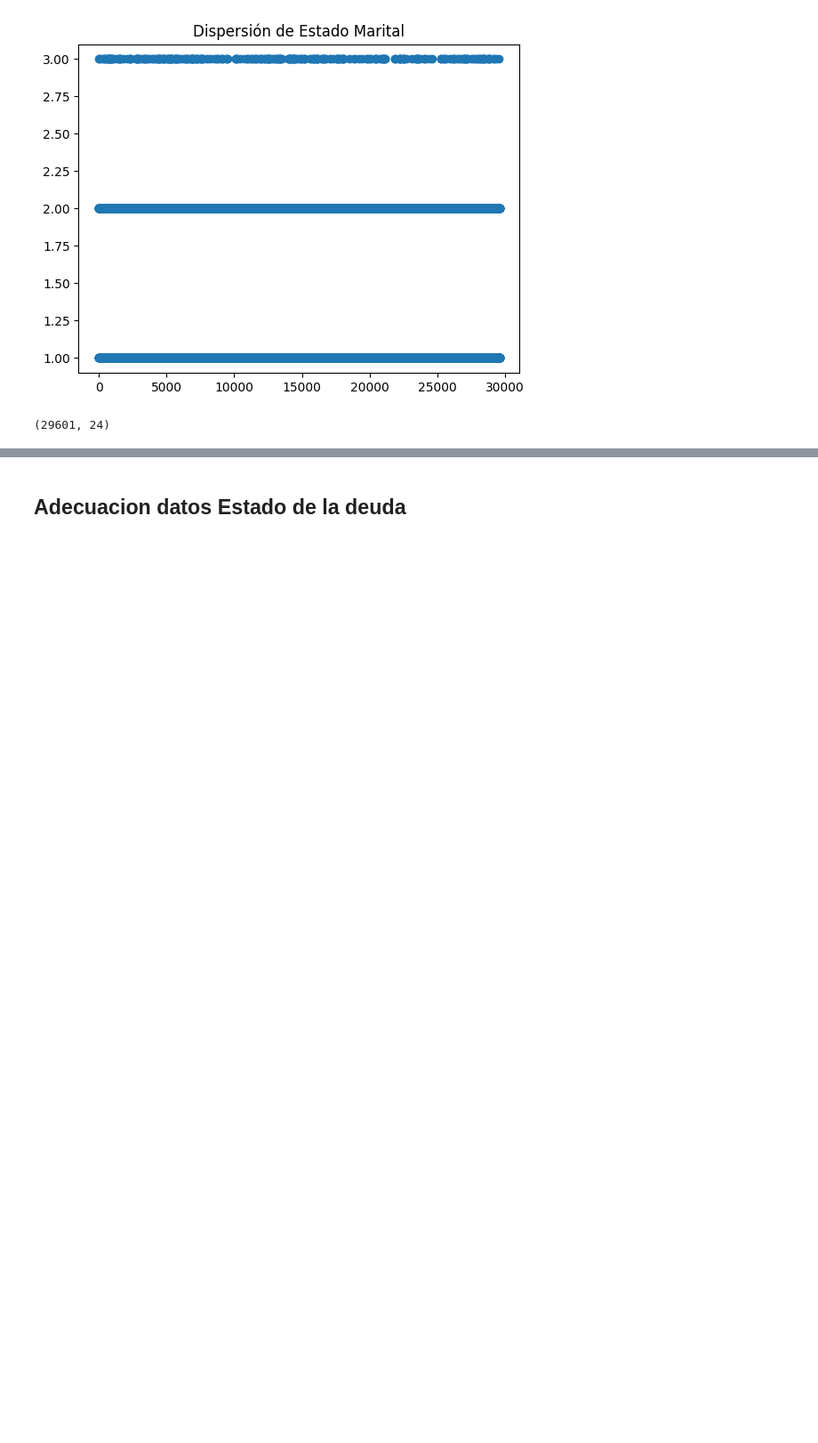
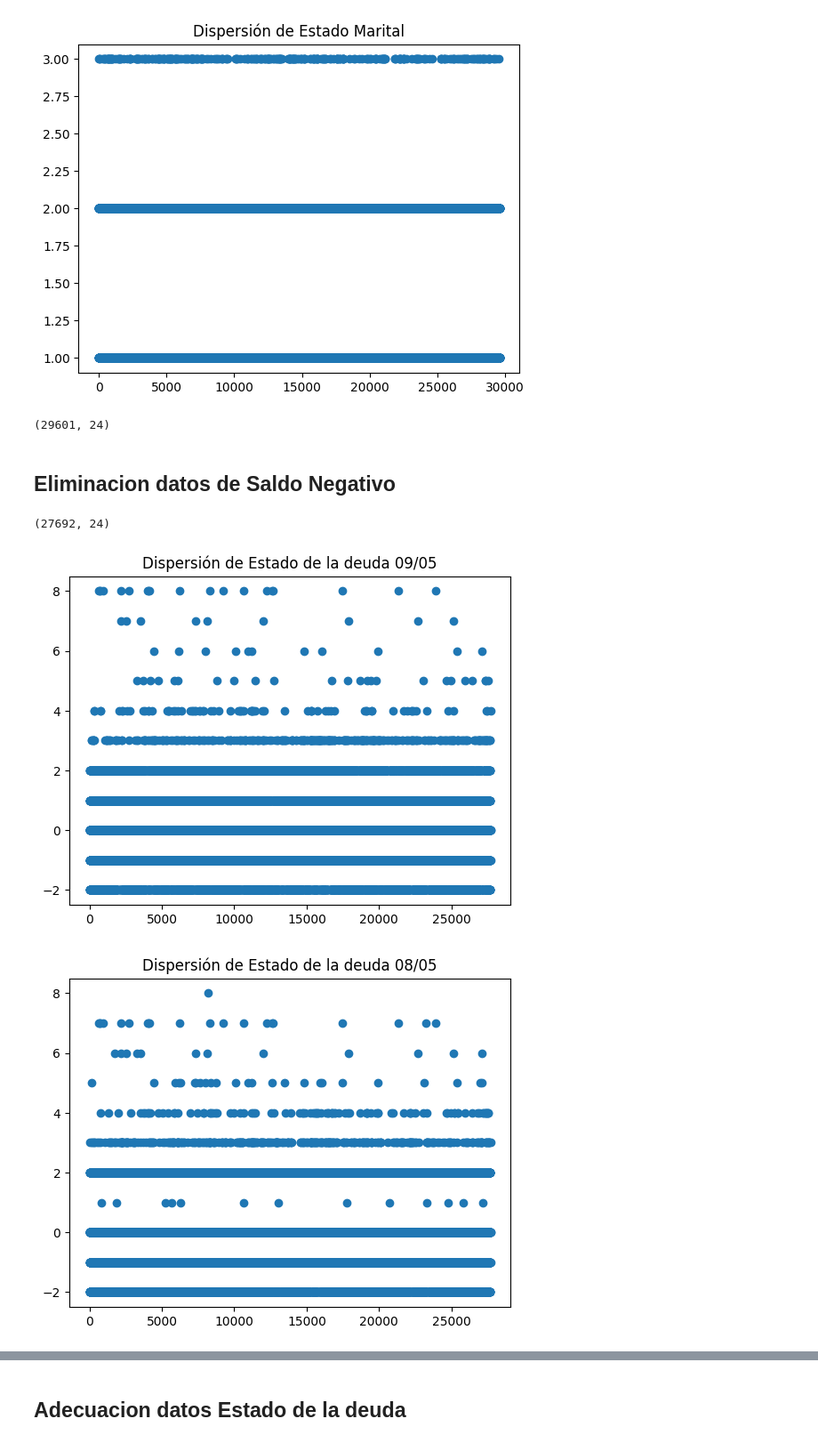
Before and after one commit to JuanSinisterra/Proyecto2_ACTD_ATJS, a Jupyter notebook: Tarea 2 - Limpieza y alistamiento de datos/Tarea 2 - Limpieza y alistamiento de datos.ipynb, the cells around one changed output, grey strips where cells are left out. Shown at 89% size. Cells and saved outputs as stored; diff of their text form; code cells hidden in the pictures; blank space fills up the shorter version.

Commit message:
Limpieza de datos

```diff
--- a/Tarea 2 - Limpieza y alistamiento de datos/Tarea 2 - Limpieza y alistamiento de datos.ipynb
+++ b/Tarea 2 - Limpieza y alistamiento de datos/Tarea 2 - Limpieza y alistamiento de datos.ipynb
@@ -231,3 +231,46 @@ df.shape
 # %% [output]
 [figure]
 (29601, 24)
+# %% [markdown]
+## Eliminacion datos de Saldo Negativo
+# %%
+df_nuevo = df[df['X12'] >= 0]
+df_nuevo = df_nuevo[df_nuevo['X13'] >= 0]
+df_nuevo = df_nuevo[df_nuevo['X14'] >= 0]
+df_nuevo = df_nuevo[df_nuevo['X15'] >= 0]
+df_nuevo = df_nuevo[df_nuevo['X16'] >= 0]
+df_nuevo = df_nuevo[df_nuevo['X17'] >= 0]
+df.reset_index(drop=True, inplace=True)
+
+df_nuevo.shape
+# %% [output]
+(27692, 24)
+# %%
+valorx = range(1, len(df_nuevo)+1)
+
+plt.scatter(valorx,df_nuevo['X6'])
+plt.title("Dispersión de Estado de la deuda 09/05")
+plt.show()
+
+plt.scatter(valorx,df_nuevo['X7'])
+plt.title("Dispersión de Estado de la deuda 08/05")
+plt.show()
+
+plt.scatter(valorx,df_nuevo['X8'])
+plt.title("Dispersión de Estado de la deuda 07/05")
+plt.show()
+
+plt.scatter(valorx,df_nuevo['X9'])
+plt.title("Dispersión de Estado de la deuda 06/05")
+plt.show()
+
+plt.scatter(valorx,df_nuevo['X10'])
+plt.title("Dispersión de Estado de la deuda 05/05")
+plt.show()
+
+plt.scatter(valorx,df_nuevo['X11'])
+plt.title("Dispersión de Estado de la deuda 04/05")
+plt.show()
+# %% [output]
+[figure, added]
+[figure, added]
```
Also changed, not shown: parts of 4 cells of this notebook.
